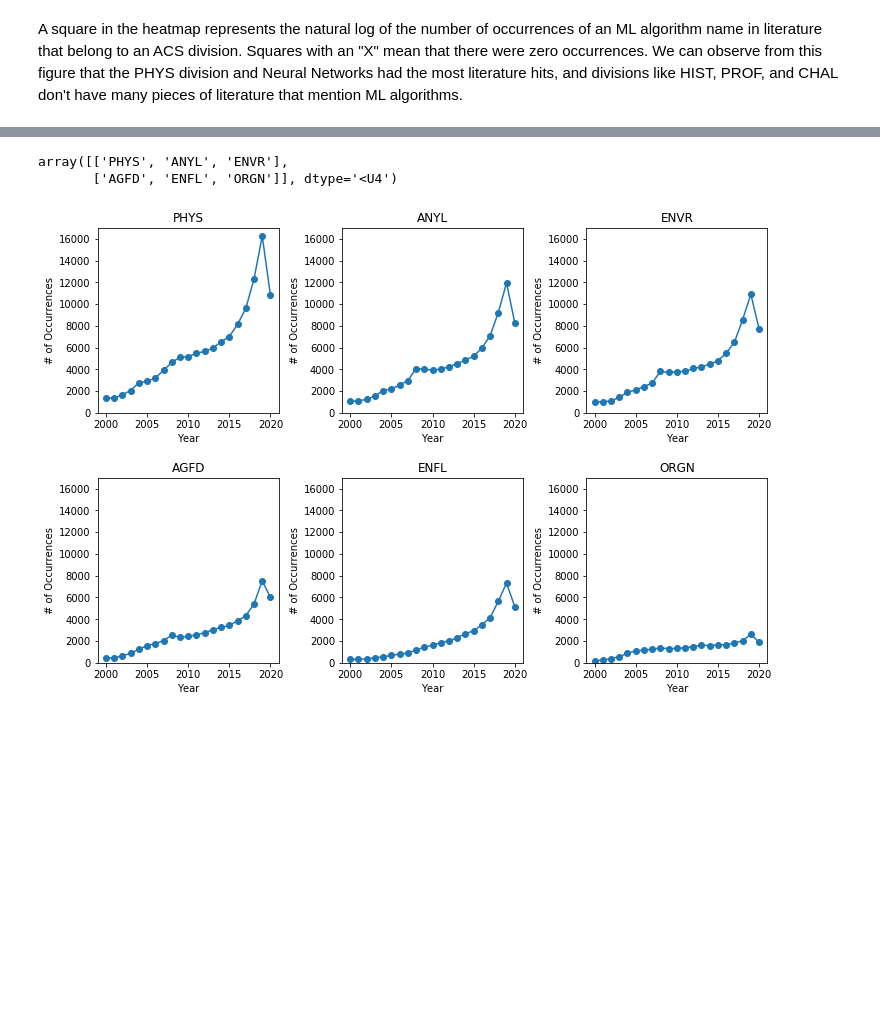
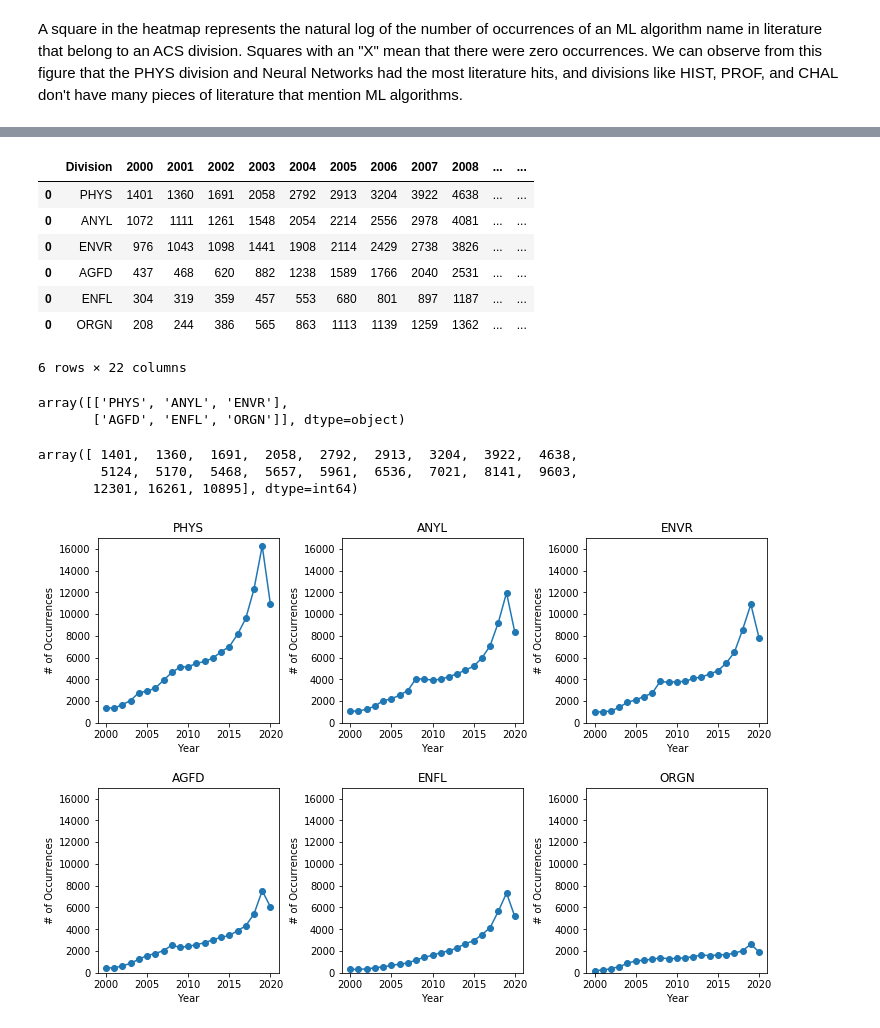
Before and after one commit to keithgroup/scopus_searching_ML_in_chem_literature, a Jupyter notebook: scopus_searches_ML_in_chem.ipynb, the cells around one changed output, grey strips where cells are left out. Cells and saved outputs as stored; diff of their text form; code cells hidden in the pictures; blank space fills up the shorter version.

```diff
--- a/scopus_searches_ML_in_chem.ipynb
+++ b/scopus_searches_ML_in_chem.ipynb
@@ -576,0 +583,11 @@ AGRO 2020 3379
+# %%
+df
+# %% [output]
+|  | Division | 2000 | 2001 | 2002 | 2003 | 2004 | 2005 | 2006 | 2007 | 2008 | ... | ... |
+| 0 | PHYS | 1401 | 1360 | 1691 | 2058 | 2792 | 2913 | 3204 | 3922 | 4638 | ... | ... |
+| 0 | ANYL | 1072 | 1111 | 1261 | 1548 | 2054 | 2214 | 2556 | 2978 | 4081 | ... | ... |
+| 0 | ENVR | 976 | 1043 | 1098 | 1441 | 1908 | 2114 | 2429 | 2738 | 3826 | ... | ... |
+| 0 | AGFD | 437 | 468 | 620 | 882 | 1238 | 1589 | 1766 | 2040 | 2531 | ... | ... |
+| 0 | ENFL | 304 | 319 | 359 | 457 | 553 | 680 | 801 | 897 | 1187 | ... | ... |
+| 0 | ORGN | 208 | 244 | 386 | 565 | 863 | 1113 | 1139 | 1259 | 1362 | ... | ... |
+6 rows × 22 columns
@@ -577,7 +598,14 @@ AGRO 2020 3379
 # %%
-selected_divisions = np.reshape(np.array(selected_divisions),(2,3))
+selected_divisions = np.reshape(np.array(df.Division.values),(2,3))
 selected_divisions
 # %% [output]
 array([['PHYS', 'ANYL', 'ENVR'],
-       ['AGFD', 'ENFL', 'ORGN']], dtype='<U4')
+       ['AGFD', 'ENFL', 'ORGN']], dtype=object)
+# %%
+str_years = [str(y) for y in years]
+df.loc[df['Division'] == selected_divisions[0][0]][str_years].values[0]
+# %% [output]
+array([ 1401,  1360,  1691,  2058,  2792,  2913,  3204,  3922,  4638,
+        5124,  5170,  5468,  5657,  5961,  6536,  7021,  8141,  9603,
+       12301, 16261, 10895], dtype=int64)
 # %%
```
Also changed, not shown: parts of 7 cells of this notebook, 4 other files.
